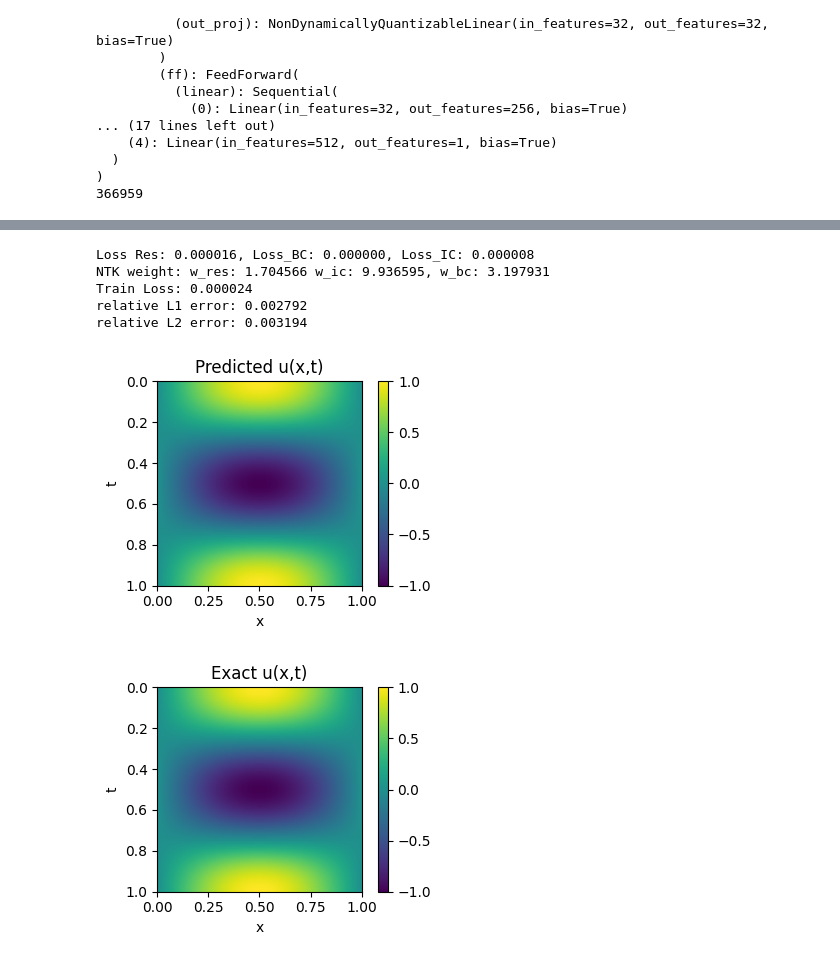
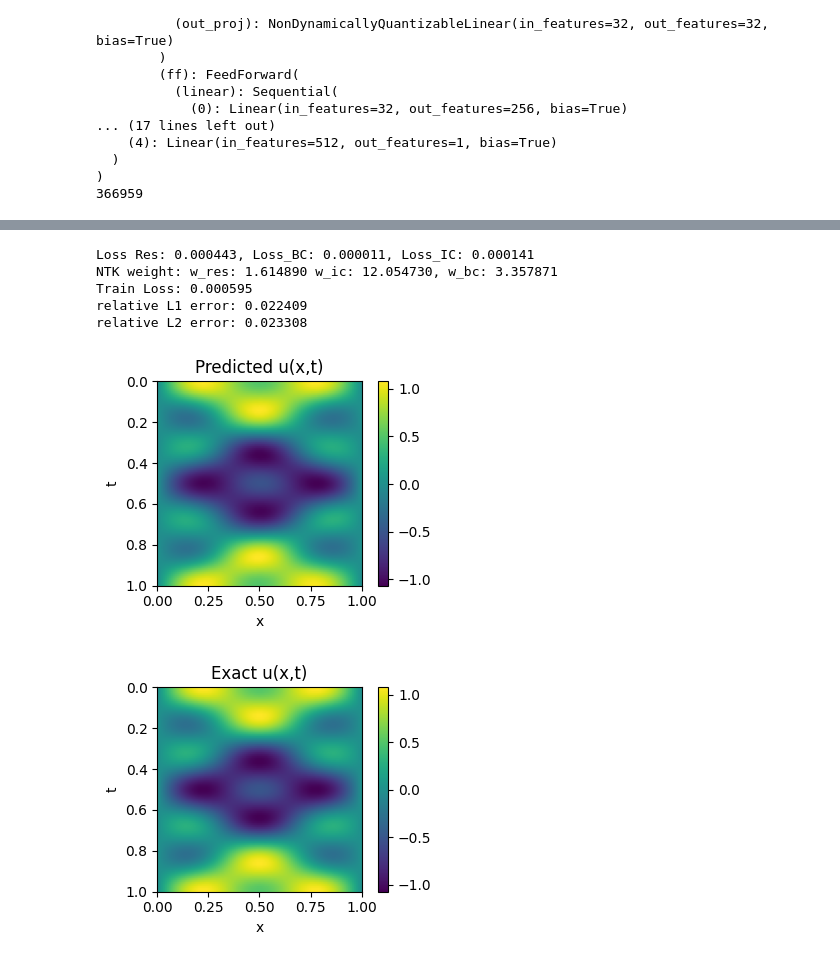
Before and after one commit to rtenacity/decoder-only-pinnsformer, a Jupyter notebook: 1d_wave/1dw-decoder-ntk.ipynb, the cells around one changed output, grey strips where cells are left out. Drawn from its saved outputs; the diff is of its cells as text; code cells hidden in the pictures.

```diff
--- a/1d_wave/1dw-decoder-ntk.ipynb
+++ b/1d_wave/1dw-decoder-ntk.ipynb
@@ -199,3 +195,14 @@ DecoderOnlyPINNsformer(
   )
 )
 366959
+# %%
+res, b_left, b_right, b_upper, b_lower = get_data([0,1], [0,1], 51, 51)
+res_test, _, _, _, _ = get_data([0,1], [0,1], 101, 101)
+
+res = make_time_sequence(res, num_step=5, step=step_size)
+b_left = make_time_sequence(b_left, num_step=5, step=step_size)
+b_right = make_time_sequence(b_right, num_step=5, step=step_size)
+b_upper = make_time_sequence(b_upper, num_step=5, step=step_size)
+b_lower = make_time_sequence(b_lower, num_step=5, step=step_size)
+
+print(b_left)
@@ -272,7 +297,7 @@ for i in tqdm(range(1000)):
 
         ui_t = torch.autograd.grad(pred_left, t_left, grad_outputs=torch.ones_like(pred_left), retain_graph=True, create_graph=True)[0]
 
-        loss_ic_1 = torch.mean((pred_left[:,0] - torch.sin(pi*x_left[:,0])) ** 2)
+        loss_ic_1 = torch.mean((pred_left[:,0] - torch.sin(pi*x_left[:,0]) - 0.5 * torch.sin(3*pi*x_left[:,0])) ** 2)
         loss_ic_2 = torch.mean((ui_t)**2)
 
         loss_ic = loss_ic_1 + loss_ic_2
@@ -294,43 +319,44 @@ print('Train Loss: {:4f}'.format(np.sum(loss_track[-1])))
 
 res_test = make_time_sequence(res_test, num_step=5, step=step_size)
 res_test = torch.tensor(res_test, dtype=torch.float32, requires_grad=True).to(device)
 x_test, t_test = res_test[:,:,0:1], res_test[:,:,1:2]
 
 with torch.no_grad():
     pred = model(x_test, t_test)[:,0:1]
     pred = pred.cpu().detach().numpy()
 
 pred = pred.reshape(101,101)
 
-c = 2
-l = 1
 
-def u_ana(x, t):
-    return np.cos(np.pi * t * c * (1/l)) * np.sin(np.pi * x * (1/l))
+
+def u_ana(x,t):
+    return np.sin(np.pi*x) * np.cos(2*np.pi*t) + 0.5 * np.sin(3*np.pi*x) * np.cos(6*np.pi*t)
+
+
 res_test, _, _, _, _ = get_data([0,1], [0,1], 101, 101)
 u = u_ana(res_test[:,0], res_test[:,1]).reshape(101,101)
 
 rl1 = np.sum(np.abs(u-pred)) / np.sum(np.abs(u))
 rl2 = np.sqrt(np.sum((u-pred)**2) / np.sum(u**2))
 
 print('relative L1 error: {:4f}'.format(rl1))
 print('relative L2 error: {:4f}'.format(rl2))
 
 plt.figure(figsize=(4,3))
 plt.imshow(pred, extent=[0,1,1,0])
 plt.xlabel('x')
 plt.ylabel('t')
 plt.title('Predicted u(x,t)')
 plt.colorbar()
 plt.tight_layout()
 plt.show()
 # %% [output]
-Loss Res: 0.000016, Loss_BC: 0.000000, Loss_IC: 0.000008
-NTK weight: w_res: 1.704566 w_ic: 9.936595, w_bc: 3.197931
-Train Loss: 0.000024
-relative L1 error: 0.002792
-relative L2 error: 0.003194
+Loss Res: 0.000443, Loss_BC: 0.000011, Loss_IC: 0.000141
+NTK weight: w_res: 1.614890 w_ic: 12.054730, w_bc: 3.357871
+Train Loss: 0.000595
+relative L1 error: 0.022409
+relative L2 error: 0.023308
-[figure, old version]
+[figure, new version]
 # %%
 plt.figure(figsize=(4,3))
 plt.imshow(u, extent=[0,1,1,0])
@@ -341,7 +367,7 @@ plt.colorbar()
 plt.tight_layout()
 plt.show()
 # %% [output]
-[figure, old version]
+[figure, new version]
 # %%
 plt.figure(figsize=(4,3))
 plt.imshow(np.abs(pred - u), extent=[0,1,1,0])
```
Also changed, not shown: parts of 3 cells of this notebook, 4 other files.
